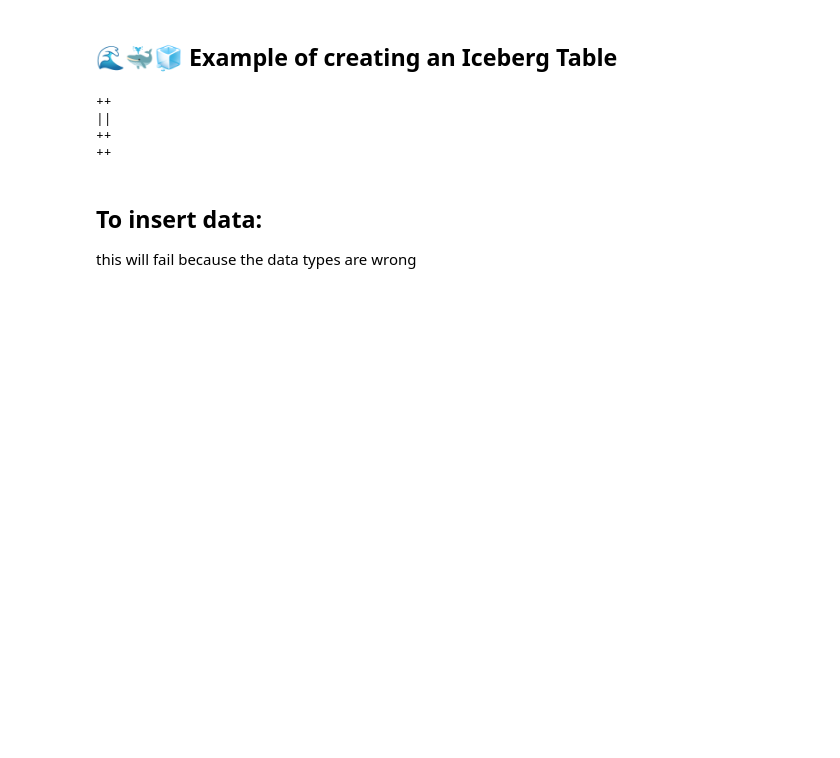
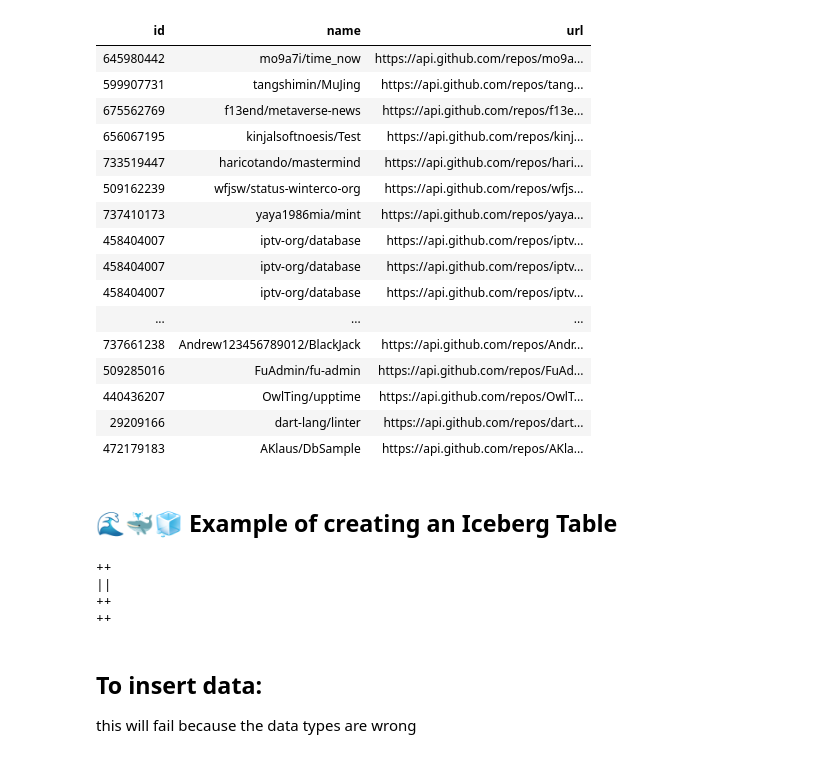
Before and after one commit to NathanC0926/github-realtime-issue-tracker, a Jupyter notebook: synapse/notebooks/CreateTable.ipynb, the cells around one changed output. Cells and saved outputs as stored; diff of their text form; code cells hidden in the pictures; blank space fills up the shorter version.

Commit message:
added repo table

```diff
--- a/synapse/notebooks/CreateTable.ipynb
+++ b/synapse/notebooks/CreateTable.ipynb
@@ -17,6 +17,7 @@ df = df.select(
     col("created_at"),
     col("id").alias("event_id"),
     col("org"),
+    col("repo"),
     col("payload.action"),
     col("payload.issue")
 )
@@ -25,3 +26,24 @@ df = df.select(
+# %%
+%%sql
+select repo.* from df
+# %% [output]
+| id | name | url |
+| 645980442 | mo9a7i/time_now | https://api.github.com/repos/mo9a... |
+| 599907731 | tangshimin/MuJing | https://api.github.com/repos/tang... |
+| 675562769 | f13end/metaverse-news | https://api.github.com/repos/f13e... |
+| 656067195 | kinjalsoftnoesis/Test | https://api.github.com/repos/kinj... |
+| 733519447 | haricotando/mastermind | https://api.github.com/repos/hari... |
+| 509162239 | wfjsw/status-winterco-org | https://api.github.com/repos/wfjs... |
+| 737410173 | yaya1986mia/mint | https://api.github.com/repos/yaya... |
+| 458404007 | iptv-org/database | https://api.github.com/repos/iptv... |
+| 458404007 | iptv-org/database | https://api.github.com/repos/iptv... |
+| 458404007 | iptv-org/database | https://api.github.com/repos/iptv... |
+| ... | ... | ... |
+| 737661238 | Andrew123456789012/BlackJack | https://api.github.com/repos/Andr... |
+| 509285016 | FuAdmin/fu-admin | https://api.github.com/repos/FuAd... |
+| 440436207 | OwlTing/upptime | https://api.github.com/repos/OwlT... |
+| 29209166 | dart-lang/linter | https://api.github.com/repos/dart... |
+| 472179183 | AKlaus/DbSample | https://api.github.com/repos/AKla... |
 # %% [markdown]
 ## 🌊🐳🧊 Example of creating an Iceberg Table
 # %%
```
Also changed, not shown: parts of 7 cells of this notebook, 2 other files.
